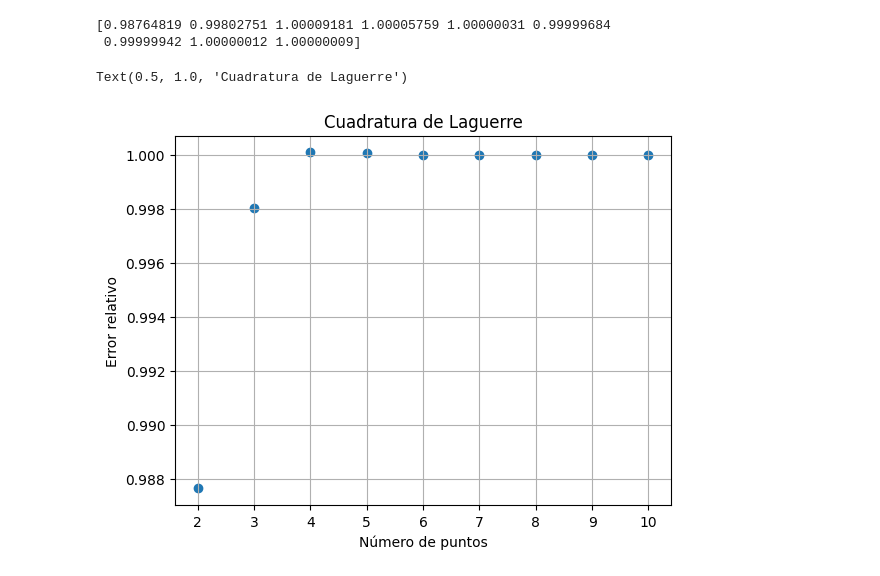
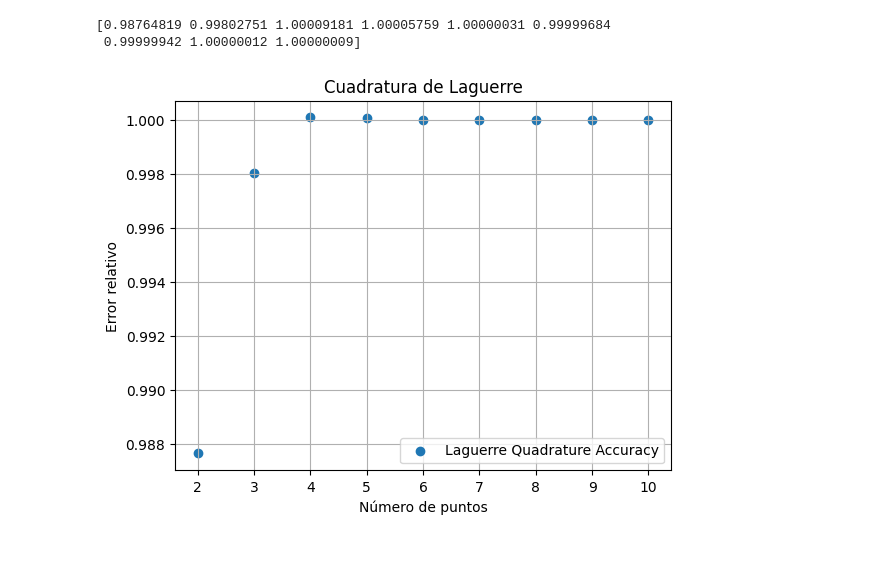
Before and after one commit to Jhernandezh2/MetodosI_JulianaHernandez_MariaCamilaRamirez, a Jupyter notebook: TAREA 3: Integración/Tarea3.ipynb, the cells around one changed output. Cells and saved outputs as stored; diff of their text form; code cells hidden in the pictures.

```diff
--- a/TAREA 3: Integración/Tarea3.ipynb
+++ b/TAREA 3: Integración/Tarea3.ipynb
@@ -199,11 +201,12 @@ print(Error)
 # %%
 import matplotlib.pyplot as plt
 fig, ax = plt.subplots()
 ax.grid(True)
 ax.scatter(ni, Error, label='Laguerre Quadrature Accuracy')
 plt.xlabel('Número de puntos')
 plt.ylabel('Error relativo')
 plt.title('Cuadratura de Laguerre')
+ax.legend()
+plt.show()
 # %% [output]
-Text(0.5, 1.0, 'Cuadratura de Laguerre')
-[figure, old version]
+[figure, new version]
```
Also changed, not shown: parts of 2 cells of this notebook.
